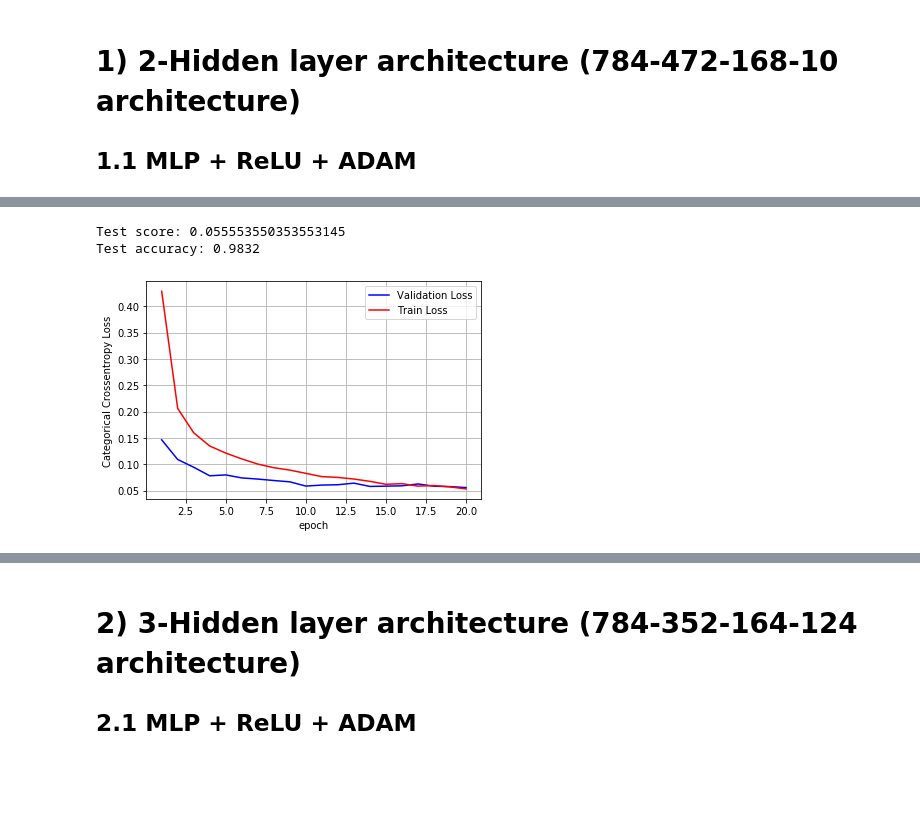
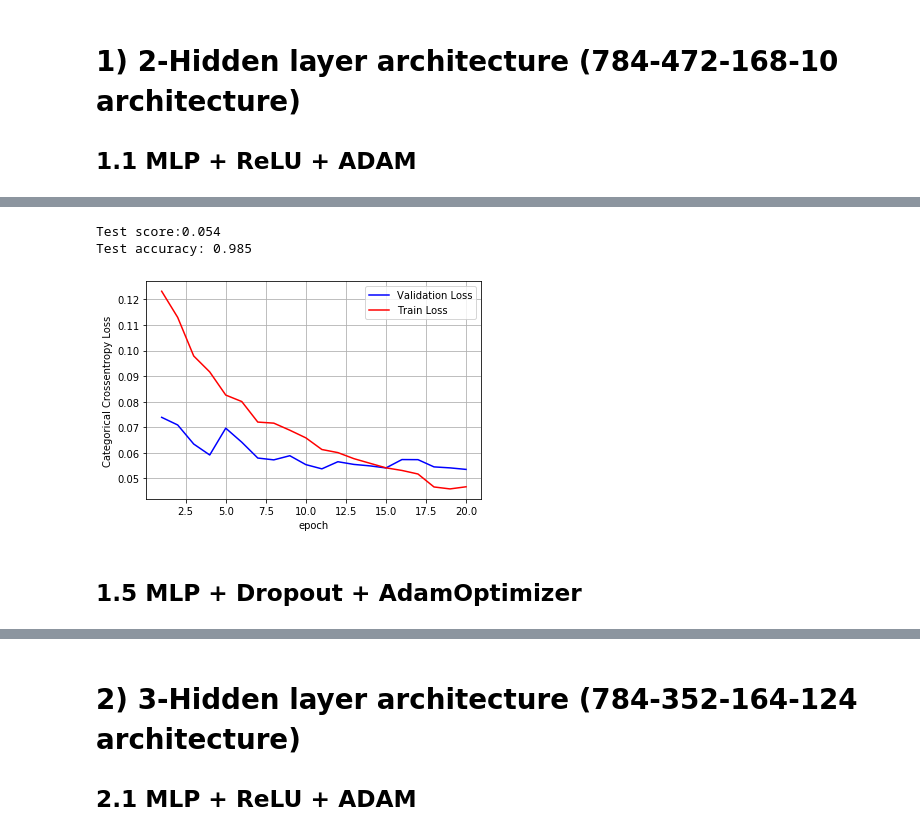
Before and after one commit to RaviSiddu/basics, a Jupyter notebook: TensorFlow_and_Keras_Build_various_MLP_architectures_for_MNIST_dataset.ipynb, the cells around one changed output, grey strips where cells are left out. Drawn from its saved outputs; the diff is of its cells as text; code cells hidden in the pictures; blank space fills up the shorter version.

```diff
--- a/TensorFlow_and_Keras_Build_various_MLP_architectures_for_MNIST_dataset.ipynb
+++ b/TensorFlow_and_Keras_Build_various_MLP_architectures_for_MNIST_dataset.ipynb
@@ -393,7 +464,7 @@ model_drop.compile(optimizer='adam',
                    loss='categorical_crossentropy',
                    metrics=['accuracy'])
 
-history13 = model_drop.fit(x_train, y_train,
+history14 = model_drop.fit(x_train, y_train,
                          batch_size=batch_size,
 
                          epochs=nb_epoch, verbose=1,
@@ -419,19 +490,21 @@ Epoch 20/20
 # %%
 
 score = model_drop.evaluate(x_test, y_test, verbose=0)
 score5=score[0]
 score6=score[1]
-train_acc3=history13.history['acc']
-print('Test score:', score[0])
+train_acc3=history14.history['acc']
+print('Test score:%.3f'% score[0])
 print('Test accuracy:', score[1])
 
 fig,ax13 = plt.subplots(1,1)
 ax13.set_xlabel('epoch') ; ax13.set_ylabel('Categorical Crossentropy Loss')
 
-vy13 = history13.history['val_loss']
-ty13 = history13.history['loss']
+vy13 = history14.history['val_loss']
+ty13 = history14.history['loss']
 plt_dynamic(x, vy13, ty13, ax13)
 # %% [output]
-Test score: 0.055553550353553145
-Test accuracy: 0.9832
+Test score:0.054
+Test accuracy: 0.985
-[figure, old version]
+[figure, new version]
+# %% [markdown]
+## 1.5 MLP + Dropout + AdamOptimizer
```
Also changed, not shown: parts of 44 cells of this notebook.
